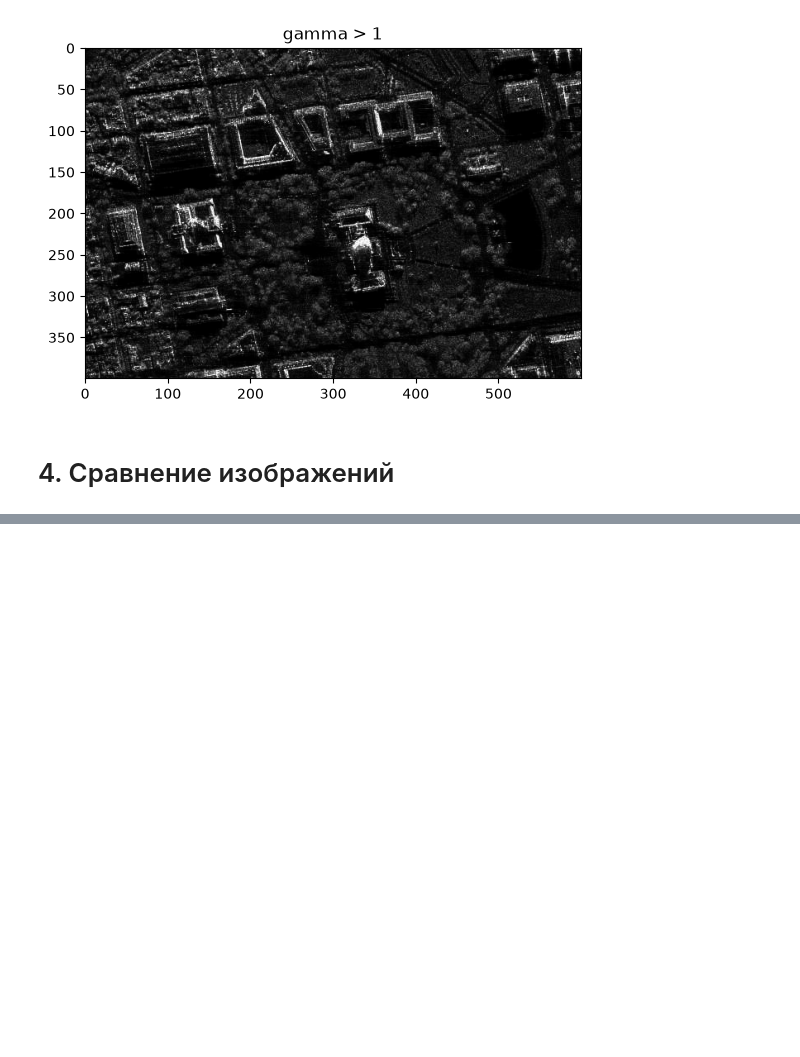
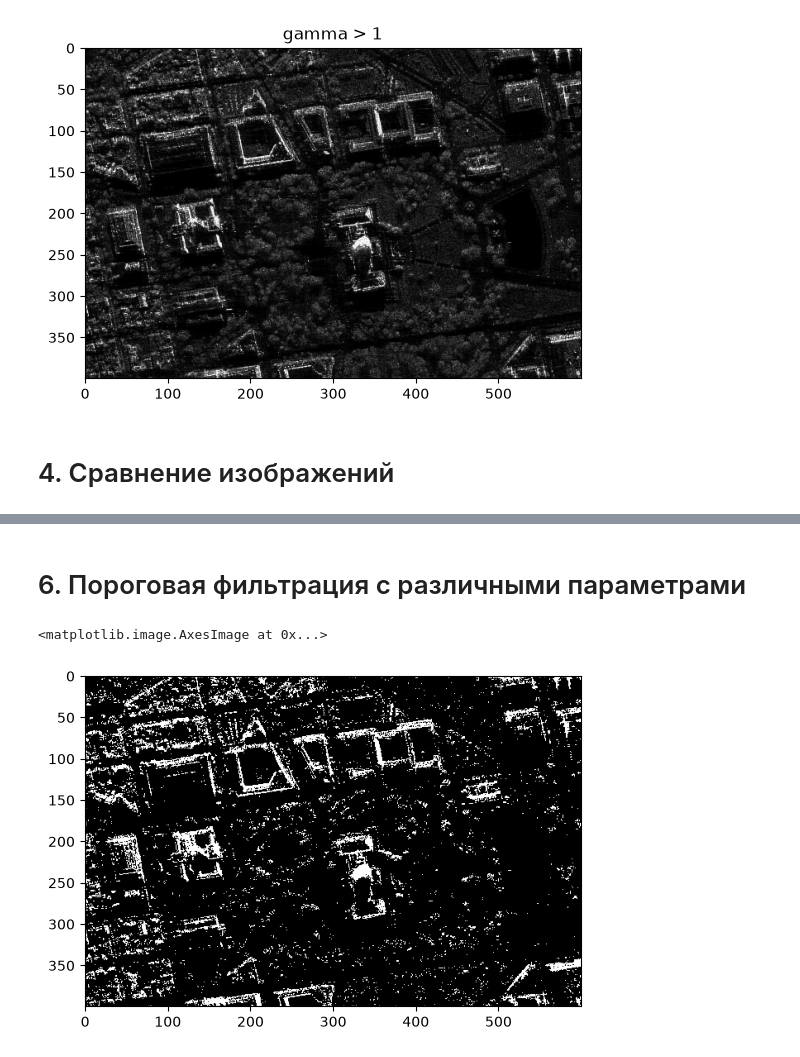
Before and after one commit to Daemos17/Image_Processing, a Jupyter notebook: Task 1/Solution1.ipynb, the cells around one changed output, grey strips where cells are left out. Drawn from its saved outputs; the diff is of its cells as text; code cells hidden in the pictures; blank space fills up the shorter version.

```diff
--- a/Task 1/Solution1.ipynb
+++ b/Task 1/Solution1.ipynb
@@ -52,0 +120,11 @@ Text(0.5, 1.0, 'gamma > 1')
+# %% [markdown]
+<h1>6. Пороговая фильтрация с различными параметрами</h1>
+# %%
+#Простой порог (Глобальный)
+thresh_value = 127
+_, thresh_global = cv2.threshold(image, thresh_value, 255, cv2.THRESH_BINARY)
+
+plt.imshow(thresh_global)
+# %% [output]
+<matplotlib.image.AxesImage at 0x...>
+[figure, added]
```
Also changed, not shown: parts of 7 cells of this notebook.
